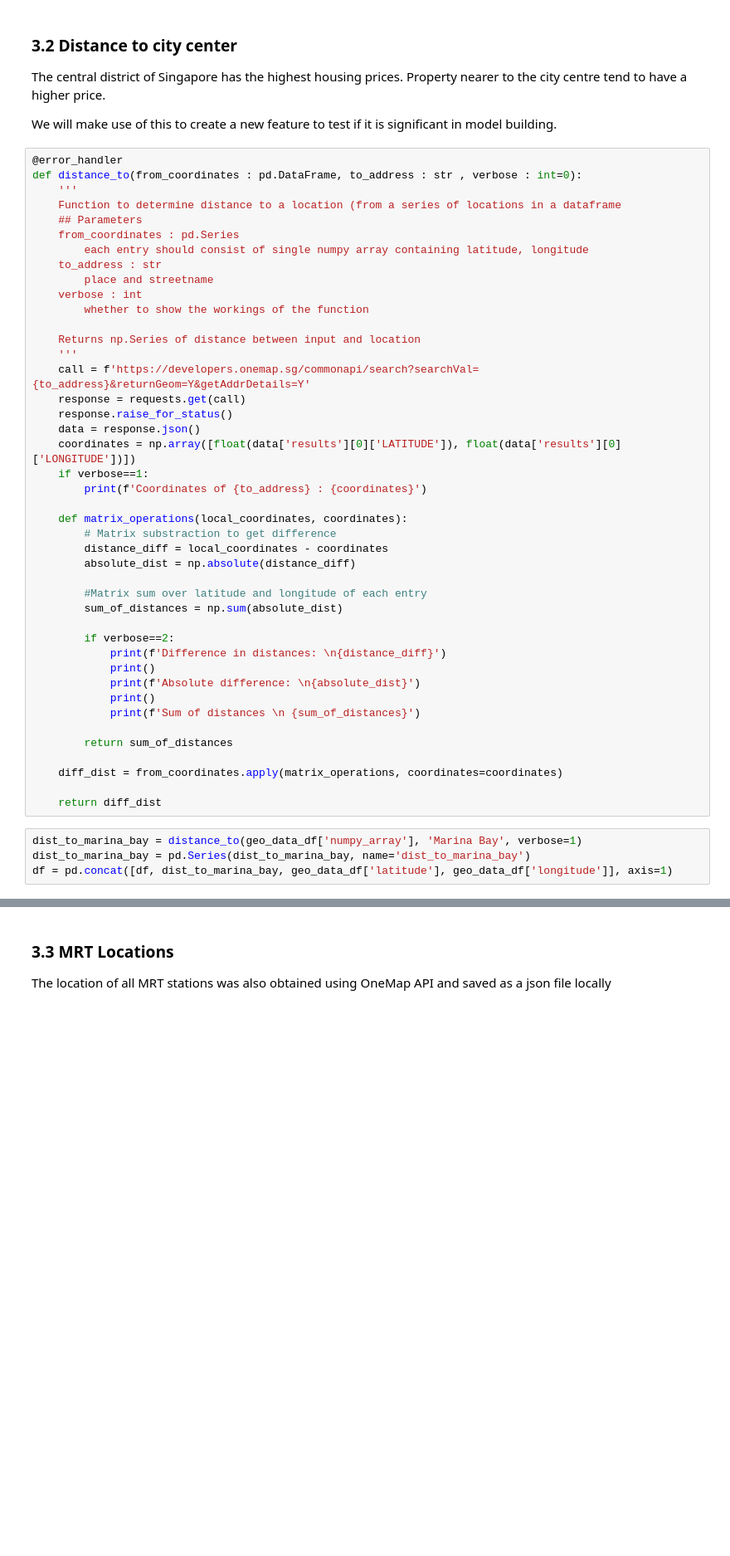
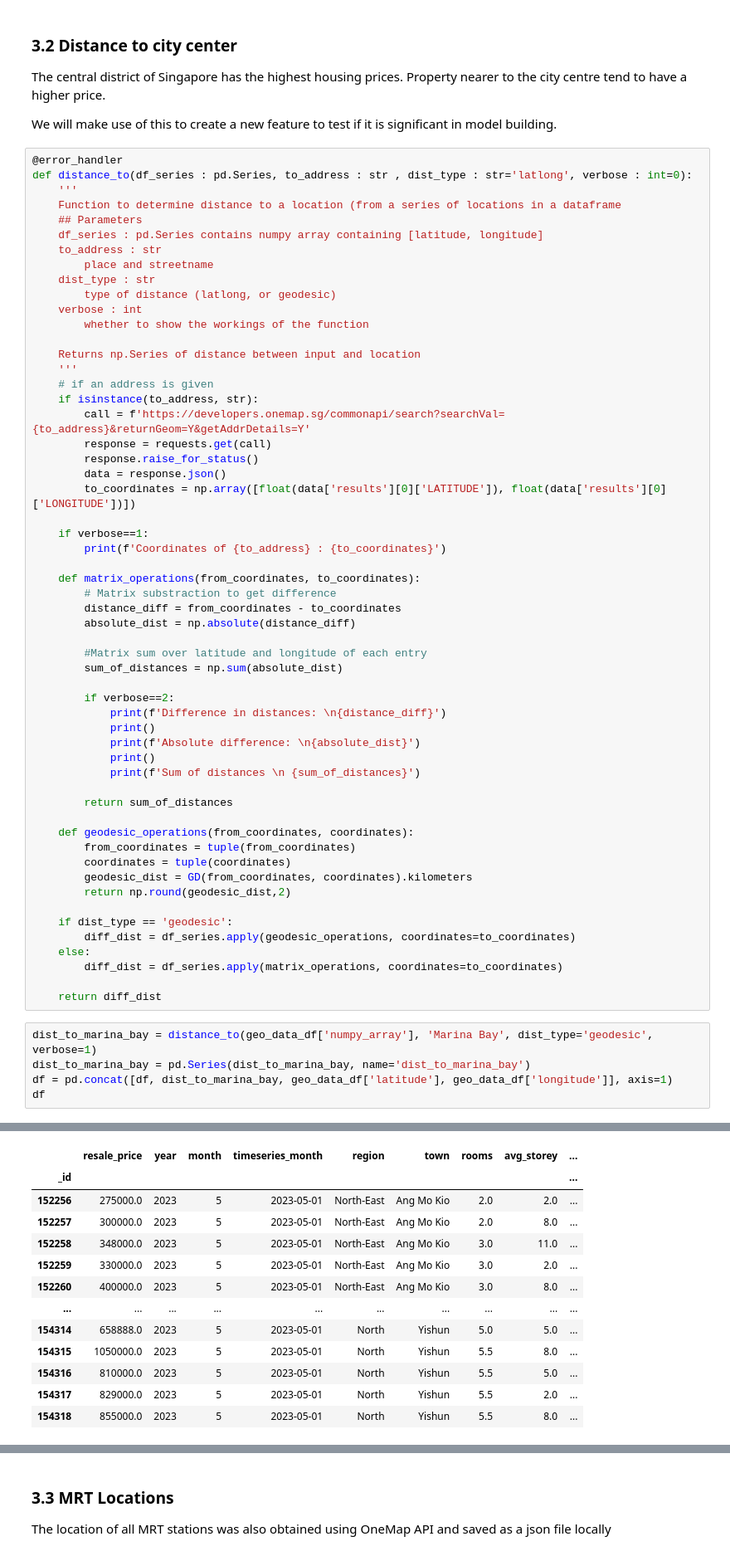
Before and after one commit to sienlonglim/ml_webapp, a Jupyter notebook: data_wrangling.ipynb, the cells around one changed output, grey strips where cells are left out. Shown at 83% size. Saved outputs shown, nothing was run; the diff lists cells and outputs as text; blank space fills up the shorter version.

```diff
--- a/data_wrangling.ipynb
+++ b/data_wrangling.ipynb
@@ -462,30 +463,34 @@ The central district of Singapore has the highest housing prices. Property neare
 We will make use of this to create a new feature to test if it is significant in model building.
 # %%
 @error_handler
-def distance_to(from_coordinates : pd.DataFrame, to_address : str , verbose : int=0):
+def distance_to(df_series : pd.Series, to_address : str , dist_type : str='latlong', verbose : int=0):
     '''
     Function to determine distance to a location (from a series of locations in a dataframe
     ## Parameters
-    from_coordinates : pd.Series
-        each entry should consist of single numpy array containing latitude, longitude
+    df_series : pd.Series contains numpy array containing [latitude, longitude]
     to_address : str
         place and streetname
+    dist_type : str
+        type of distance (latlong, or geodesic)
     verbose : int
         whether to show the workings of the function
 
     Returns np.Series of distance between input and location
     '''
-    call = f'https://developers.onemap.sg/commonapi/search?searchVal={to_address}&returnGeom=Y&getAddrDetails=Y'
-    response = requests.get(call)
-    response.raise_for_status()
-    data = response.json()
-    coordinates = np.array([float(data['results'][0]['LATITUDE']), float(data['results'][0]['LONGITUDE'])])
+    # if an address is given
+    if isinstance(to_address, str):
+        call = f'https://developers.onemap.sg/commonapi/search?searchVal={to_address}&returnGeom=Y&getAddrDetails=Y'
+        response = requests.get(call)
+        response.raise_for_status()
+        data = response.json()
+        to_coordinates = np.array([float(data['results'][0]['LATITUDE']), float(data['results'][0]['LONGITUDE'])])
+
     if verbose==1:
-        print(f'Coordinates of {to_address} : {coordinates}')
+        print(f'Coordinates of {to_address} : {to_coordinates}')
 
-    def matrix_operations(local_coordinates, coordinates):
+    def matrix_operations(from_coordinates, to_coordinates):
         # Matrix substraction to get difference
-        distance_diff = local_coordinates - coordinates
+        distance_diff = from_coordinates - to_coordinates
         absolute_dist = np.absolute(distance_diff)
 
         #Matrix sum over latitude and longitude of each entry
@@ -500,12 +505,35 @@ def distance_to(from_coordinates : pd.DataFrame, to_address : str , verbose : in
 
         return sum_of_distances
 
-    diff_dist = from_coordinates.apply(matrix_operations, coordinates=coordinates)
+    def geodesic_operations(from_coordinates, coordinates):
+        from_coordinates = tuple(from_coordinates)
+        coordinates = tuple(coordinates)
+        geodesic_dist = GD(from_coordinates, coordinates).kilometers
+        return np.round(geodesic_dist,2)
+
+    if dist_type == 'geodesic':
+        diff_dist = df_series.apply(geodesic_operations, coordinates=to_coordinates)
+    else:
+        diff_dist = df_series.apply(matrix_operations, coordinates=to_coordinates)
 
     return diff_dist
 # %%
-dist_to_marina_bay = distance_to(geo_data_df['numpy_array'], 'Marina Bay', verbose=1)
+dist_to_marina_bay = distance_to(geo_data_df['numpy_array'], 'Marina Bay', dist_type='geodesic', verbose=1)
 dist_to_marina_bay = pd.Series(dist_to_marina_bay, name='dist_to_marina_bay')
 df = pd.concat([df, dist_to_marina_bay, geo_data_df['latitude'], geo_data_df['longitude']], axis=1)
+df
 # %% [output]
 Coordinates of Marina Bay : [  1.2834542  103.86080905]
+|  | resale_price | year | month | timeseries_month | region | town | rooms | avg_storey | ... |
+| _id |  |  |  |  |  |  |  |  | ... |
+| 152256 | 275000.0 | 2023 | 5 | 2023-05-01 | North-East | Ang Mo Kio | 2.0 | 2.0 | ... |
+| 152257 | 300000.0 | 2023 | 5 | 2023-05-01 | North-East | Ang Mo Kio | 2.0 | 8.0 | ... |
+| 152258 | 348000.0 | 2023 | 5 | 2023-05-01 | North-East | Ang Mo Kio | 3.0 | 11.0 | ... |
+| 152259 | 330000.0 | 2023 | 5 | 2023-05-01 | North-East | Ang Mo Kio | 3.0 | 2.0 | ... |
+| 152260 | 400000.0 | 2023 | 5 | 2023-05-01 | North-East | Ang Mo Kio | 3.0 | 8.0 | ... |
+| ... | ... | ... | ... | ... | ... | ... | ... | ... | ... |
+| 154314 | 658888.0 | 2023 | 5 | 2023-05-01 | North | Yishun | 5.0 | 5.0 | ... |
+| 154315 | 1050000.0 | 2023 | 5 | 2023-05-01 | North | Yishun | 5.5 | 8.0 | ... |
+| 154316 | 810000.0 | 2023 | 5 | 2023-05-01 | North | Yishun | 5.5 | 5.0 | ... |
+| 154317 | 829000.0 | 2023 | 5 | 2023-05-01 | North | Yishun | 5.5 | 2.0 | ... |
+| 154318 | 855000.0 | 2023 | 5 | 2023-05-01 | North | Yishun | 5.5 | 8.0 | ... |
```
Also changed, not shown: parts of 24 cells of this notebook, 13 other files.
